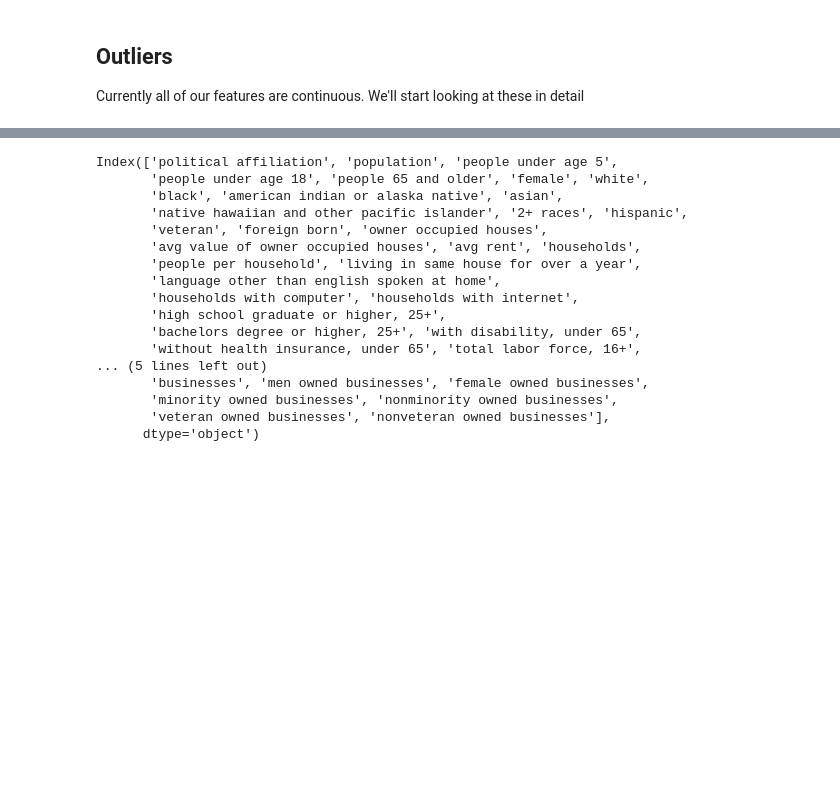
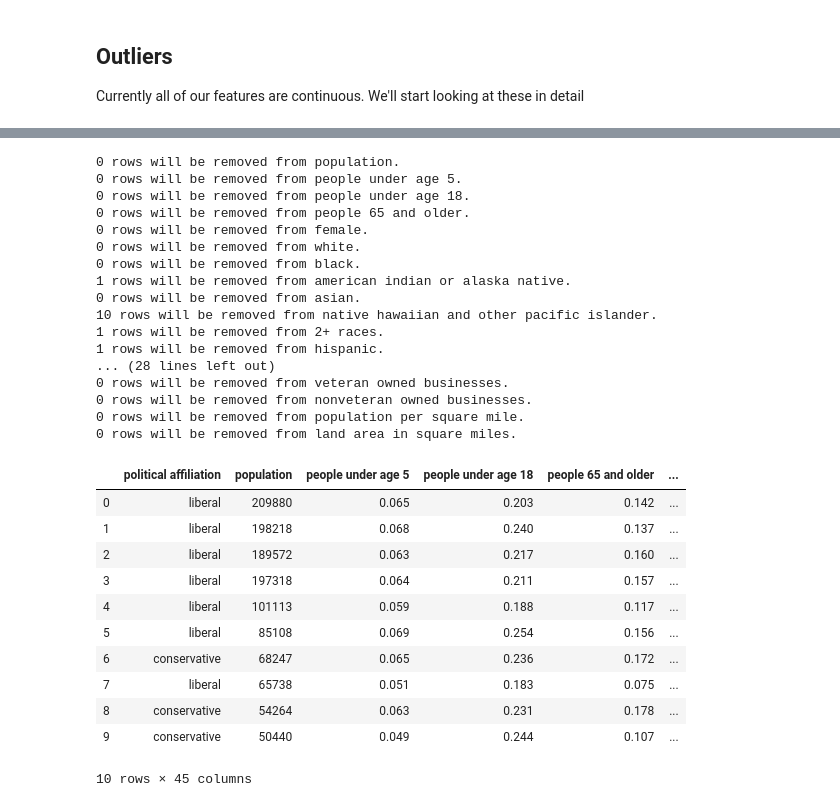
Before and after one commit to CaryMosley/PoliticalAffiliation, a Jupyter notebook: CleanAndEDA.ipynb, the cells around one changed output, grey strips where cells are left out. Cells and saved outputs as stored; diff of their text form; code cells hidden in the pictures; blank space fills up the shorter version.

```diff
--- a/CleanAndEDA.ipynb
+++ b/CleanAndEDA.ipynb
@@ -174,20 +223,50 @@ With Outliers:
-# %%
-df.columns
-# %% [output]
-Index(['political affiliation', 'population', 'people under age 5',
-       'people under age 18', 'people 65 and older', 'female', 'white',
-       'black', 'american indian or alaska native', 'asian',
-       'native hawaiian and other pacific islander', '2+ races', 'hispanic',
-       'veteran', 'foreign born', 'owner occupied houses',
-       'avg value of owner occupied houses', 'avg rent', 'households',
-       'people per household', 'living in same house for over a year',
-       'language other than english spoken at home',
-       'households with computer', 'households with internet',
-       'high school graduate or higher, 25+',
-       'bachelors degree or higher, 25+', 'with disability, under 65',
-       'without health insurance, under 65', 'total labor force, 16+',
-... (5 lines left out)
-       'businesses', 'men owned businesses', 'female owned businesses',
-       'minority owned businesses', 'nonminority owned businesses',
-       'veteran owned businesses', 'nonveteran owned businesses'],
-      dtype='object')
+# %%
+
+def remove_outliers(continous_columns, dataframe):
+    """Return a dataframe with any values below the lower fence and above the upper fence removed from given columns in the given dataframe."""
+    for column in continous_columns:
+        # calculate values for lower fence and upper fence
+        Q1 = dataframe[column].quantile(0.25)
+        Q3 = dataframe[column].quantile(0.75)
+        IQR = Q3 - Q1
+        lower_fence = Q1 - 1.5 * IQR
+        upper_fence = Q3 + 1.5 * IQR
+        # remove rows from dataframe which fall out of this range
+        num_removing = dataframe.shape[0]
+        new_df = dataframe[dataframe[column] > lower_fence]
+        new_df = dataframe[dataframe[column] < upper_fence]
+        num_removing -= new_df.shape[0]
+        print(f"{num_removing} rows will be removed from {column}.")
+    return new_df
+# %%
+remove_outliers(continuous, df)
+# %% [output]
+0 rows will be removed from population.
+0 rows will be removed from people under age 5.
+0 rows will be removed from people under age 18.
+0 rows will be removed from people 65 and older.
+0 rows will be removed from female.
+0 rows will be removed from white.
+0 rows will be removed from black.
+1 rows will be removed from american indian or alaska native.
+0 rows will be removed from asian.
+10 rows will be removed from native hawaiian and other pacific islander.
+1 rows will be removed from 2+ races.
+1 rows will be removed from hispanic.
+... (28 lines left out)
+0 rows will be removed from veteran owned businesses.
+0 rows will be removed from nonveteran owned businesses.
+0 rows will be removed from population per square mile.
+0 rows will be removed from land area in square miles.
+|  | political affiliation | population | people under age 5 | people under age 18 | people 65 and older | ... |
+| 0 | liberal | 209880 | 0.065 | 0.203 | 0.142 | ... |
+| 1 | liberal | 198218 | 0.068 | 0.240 | 0.137 | ... |
+| 2 | liberal | 189572 | 0.063 | 0.217 | 0.160 | ... |
+| 3 | liberal | 197318 | 0.064 | 0.211 | 0.157 | ... |
+| 4 | liberal | 101113 | 0.059 | 0.188 | 0.117 | ... |
+| 5 | liberal | 85108 | 0.069 | 0.254 | 0.156 | ... |
+| 6 | conservative | 68247 | 0.065 | 0.236 | 0.172 | ... |
+| 7 | liberal | 65738 | 0.051 | 0.183 | 0.075 | ... |
+| 8 | conservative | 54264 | 0.063 | 0.231 | 0.178 | ... |
+| 9 | conservative | 50440 | 0.049 | 0.244 | 0.107 | ... |
+10 rows × 45 columns
```
Also changed, not shown: parts of 13 cells of this notebook.
